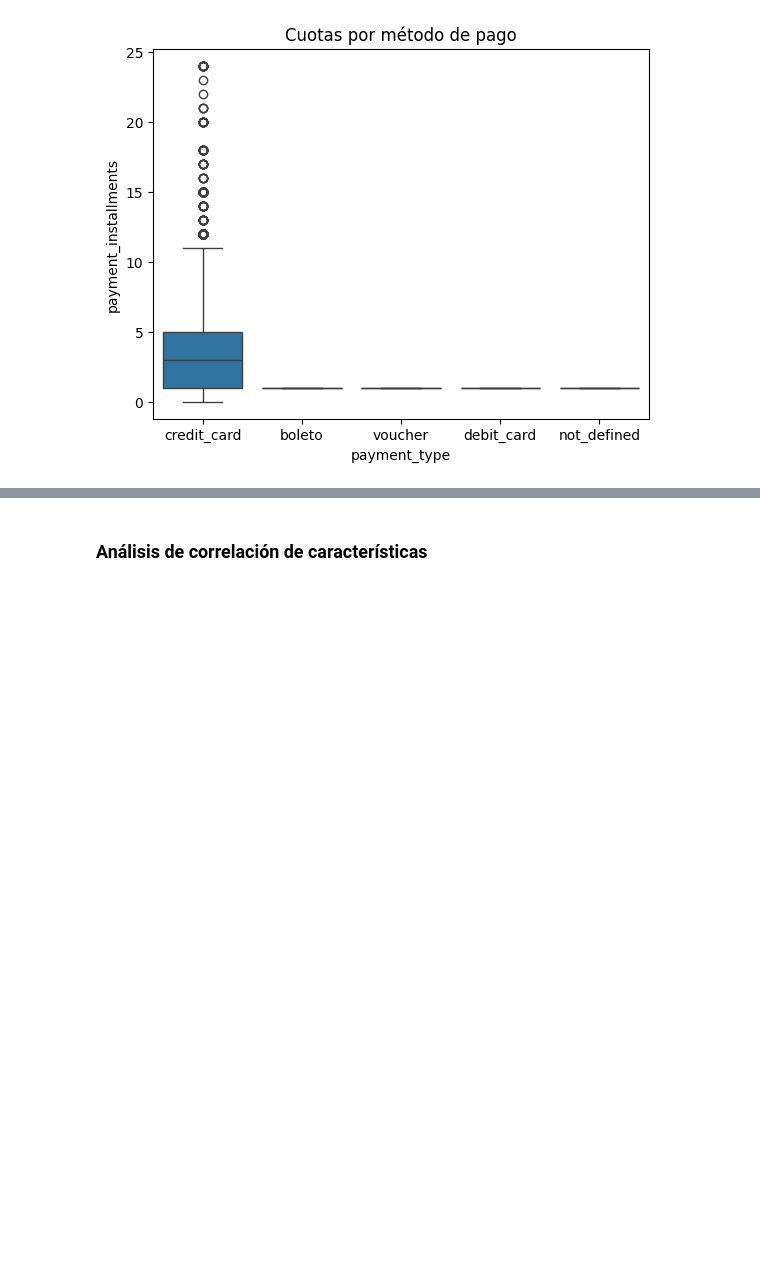
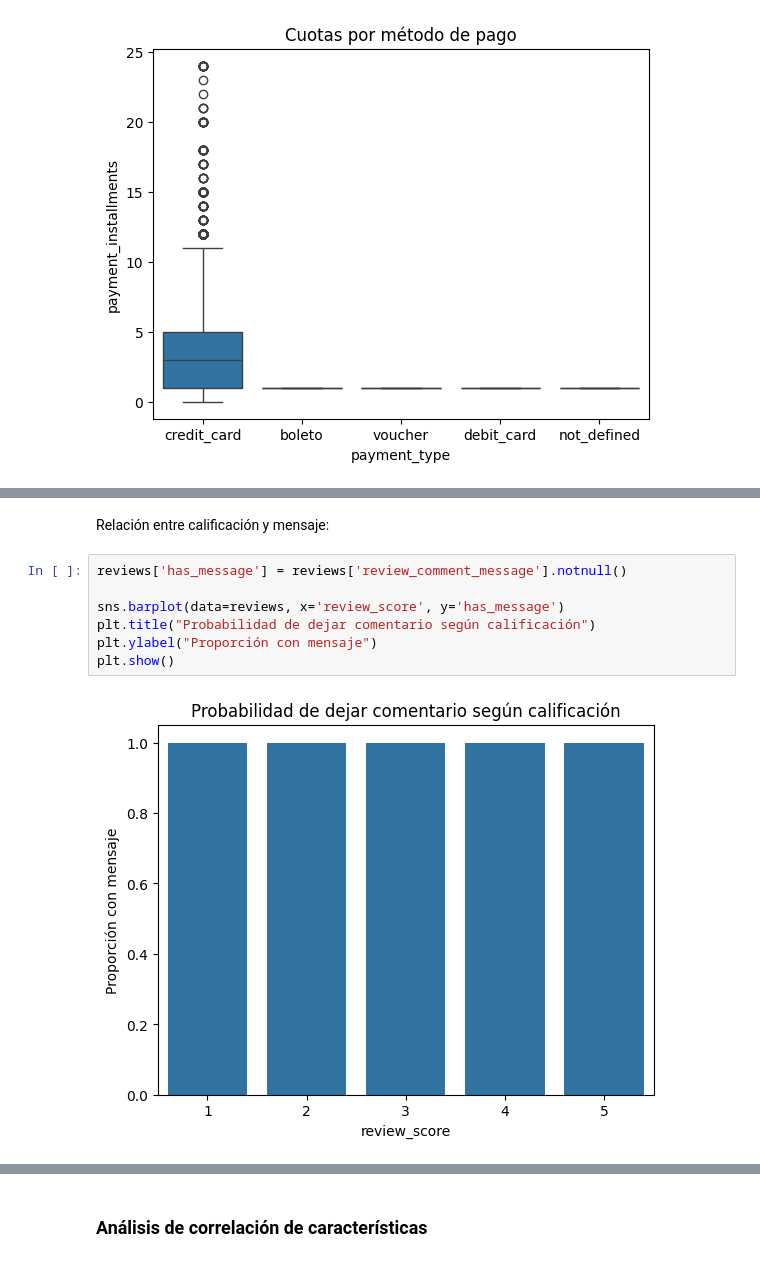
Before and after one commit to JoaquinCampos22155/proyecto3_Mineria, a Jupyter notebook: reporteEDA_copy.ipynb, the cells around one changed output, grey strips where cells are left out. Drawn from its saved outputs; the diff is of its cells as text; blank space fills up the shorter version.

```diff
--- a/reporteEDA_copy.ipynb
+++ b/reporteEDA_copy.ipynb
@@ -502,0 +511,11 @@ plt.show()
+# %% [markdown]
+Relación entre calificación y mensaje:
+# %%
+reviews['has_message'] = reviews['review_comment_message'].notnull()
+
+sns.barplot(data=reviews, x='review_score', y='has_message')
+plt.title("Probabilidad de dejar comentario según calificación")
+plt.ylabel("Proporción con mensaje")
+plt.show()
+# %% [output]
+[figure, added]
```
Also changed, not shown: parts of 17 cells of this notebook.
